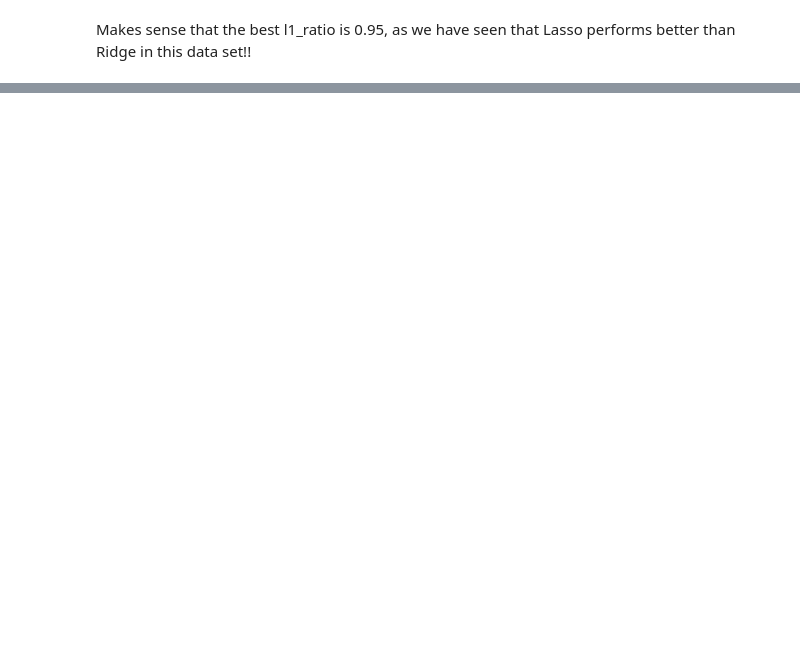
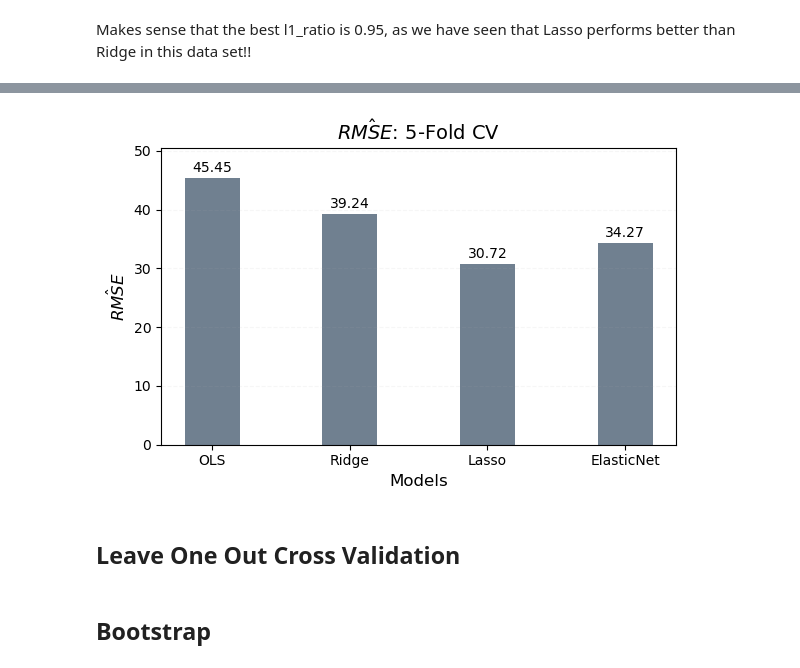
Before and after one commit to LuisMartindelCerro/CDA_Case1, a Jupyter notebook: Python/Regression.ipynb, the cells around one changed output, grey strips where cells are left out. Saved outputs shown, nothing was run; the diff lists cells and outputs as text; code cells hidden in the pictures; blank space fills up the shorter version.

```diff
--- a/Python/Regression.ipynb
+++ b/Python/Regression.ipynb
@@ -463,0 +634,32 @@ plt.show()
+# %%
+# RMSE values for the models
+models = ['OLS', 'Ridge', 'Lasso', 'ElasticNet']
+rmse_values = [estimated_RMSE_ols, estimated_RMSE_ridge,
+               estimated_RMSE_lasso_lars, estimated_RMSE_elasticnet]
+
+# Create the bar plot
+plt.figure(figsize=(6, 4))
+bars = plt.bar(models, rmse_values, color='slategray', width=0.4)
+
+# Add value labels on top of each bar
+for bar in bars:
+    height = bar.get_height()
+    plt.text(bar.get_x() + bar.get_width()/2., height + 0.5,
+             f'{height:.2f}', ha='center', va='bottom')
+
+# Labels and title
+plt.ylabel(r'$\hat{RMSE}$', fontsize=12)
+plt.xlabel('Models', fontsize=12)
+plt.title(rf'$\hat{{RMSE}}$: {k}-Fold CV', fontsize=14)
+plt.ylim(0, max(rmse_values) + 5)  # Adjust y-axis range for better visualization
+
+# Add grid for better readability
+plt.grid(axis='y', linestyle='--', alpha=0.1)
+plt.tight_layout()
+plt.show()
+# %% [output]
+[figure, added]
+# %% [markdown]
+## **Leave One Out Cross Validation**
+# %% [markdown]
+## **Bootstrap**
```
Also changed, not shown: parts of 38 cells of this notebook, 1 other file.
